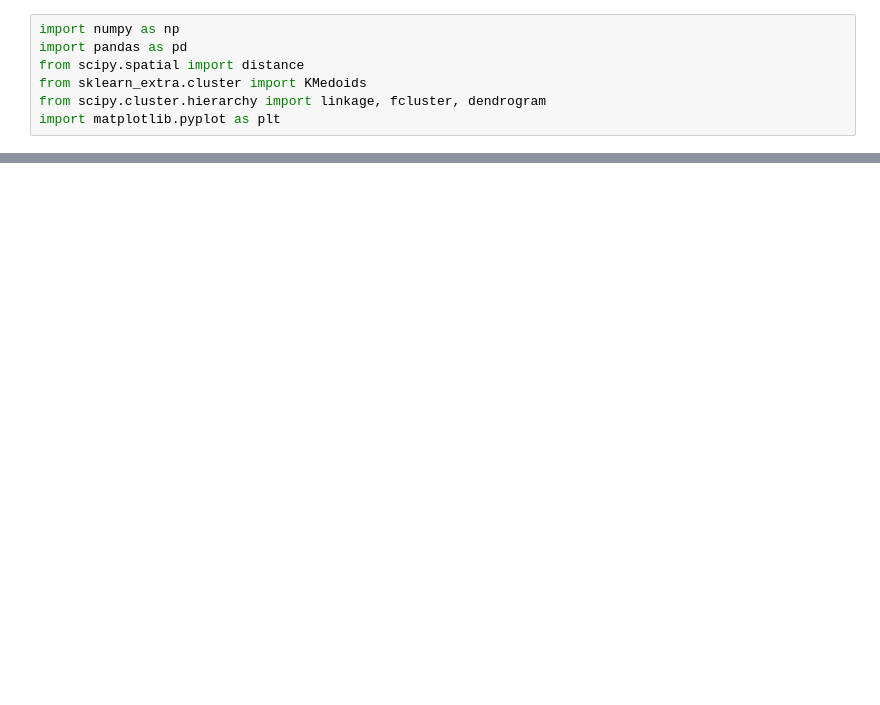
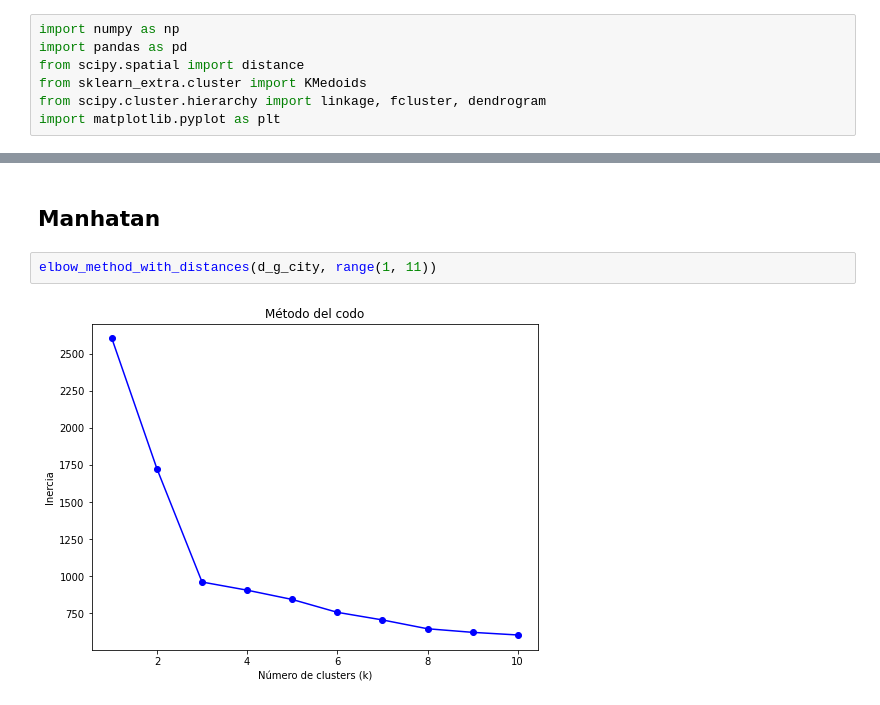
Before and after one commit to tomy325/clustering, a Jupyter notebook: clustering.ipynb, the cells around one changed output, grey strips where cells are left out. Drawn from its saved outputs; the diff is of its cells as text; blank space fills up the shorter version.

```diff
--- a/clustering.ipynb
+++ b/clustering.ipynb
@@ -148,0 +215,6 @@ plt.show()
+# %% [markdown]
+## Manhatan
+# %%
+elbow_method_with_distances(d_g_city, range(1, 11))
+# %% [output]
+[figure, added]
```
Also changed, not shown: parts of 118 cells of this notebook, 1 other file.
